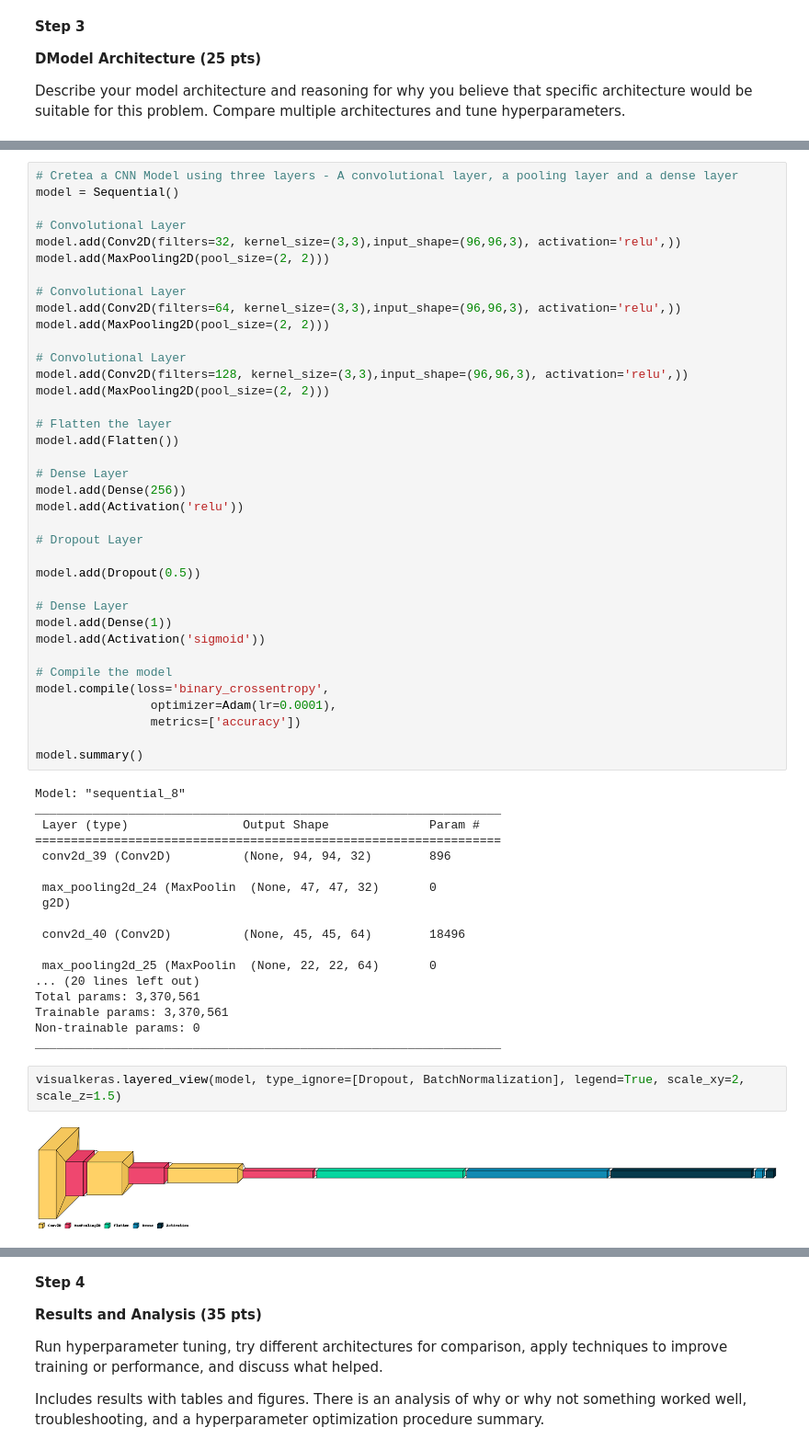
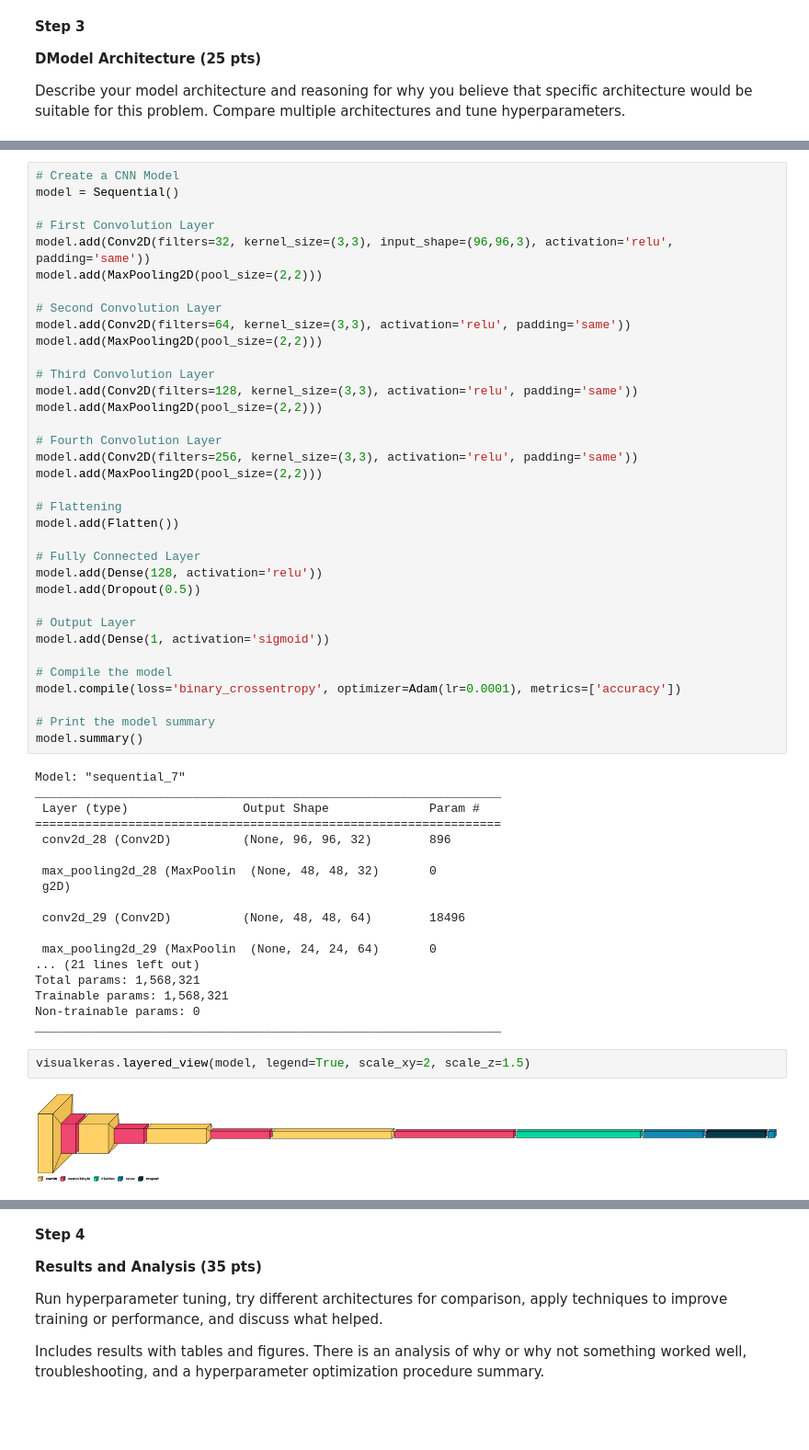
Before and after one commit to girikunche/5511-CNN-Cancer-Detection-Project, a Jupyter notebook: DTSA5511-CNN-Cancer-Detection.ipynb, the cells around one changed output, grey strips where cells are left out. Shown at 92% size. Saved outputs shown, nothing was run; the diff lists cells and outputs as text; blank space fills up the shorter version.

```diff
--- a/DTSA5511-CNN-Cancer-Detection.ipynb
+++ b/DTSA5511-CNN-Cancer-Detection.ipynb
@@ -105,61 +107,59 @@ import pydot
 import graphviz
 import visualkeras
 # %%
-# Cretea a CNN Model using three layers - A convolutional layer, a pooling layer and a dense layer
+# Create a CNN Model
 model = Sequential()
 
-# Convolutional Layer
-model.add(Conv2D(filters=32, kernel_size=(3,3),input_shape=(96,96,3), activation='relu',))
-model.add(MaxPooling2D(pool_size=(2, 2)))
+# First Convolution Layer
+model.add(Conv2D(filters=32, kernel_size=(3,3), input_shape=(96,96,3), activation='relu', padding='same'))
+model.add(MaxPooling2D(pool_size=(2,2)))
 
-# Convolutional Layer
-model.add(Conv2D(filters=64, kernel_size=(3,3),input_shape=(96,96,3), activation='relu',))
-model.add(MaxPooling2D(pool_size=(2, 2)))
+# Second Convolution Layer
+model.add(Conv2D(filters=64, kernel_size=(3,3), activation='relu', padding='same'))
+model.add(MaxPooling2D(pool_size=(2,2)))
 
-# Convolutional Layer
-model.add(Conv2D(filters=128, kernel_size=(3,3),input_shape=(96,96,3), activation='relu',))
-model.add(MaxPooling2D(pool_size=(2, 2)))
+# Third Convolution Layer
+model.add(Conv2D(filters=128, kernel_size=(3,3), activation='relu', padding='same'))
+model.add(MaxPooling2D(pool_size=(2,2)))
 
-# Flatten the layer
+# Fourth Convolution Layer
+model.add(Conv2D(filters=256, kernel_size=(3,3), activation='relu', padding='same'))
+model.add(MaxPooling2D(pool_size=(2,2)))
+
+# Flattening
 model.add(Flatten())
 
-# Dense Layer
-model.add(Dense(256))
-model.add(Activation('relu'))
-
-# Dropout Layer
-
+# Fully Connected Layer
+model.add(Dense(128, activation='relu'))
 model.add(Dropout(0.5))
 
-# Dense Layer
-model.add(Dense(1))
-model.add(Activation('sigmoid'))
+# Output Layer
+model.add(Dense(1, activation='sigmoid'))
 
 # Compile the model
-model.compile(loss='binary_crossentropy',
-                optimizer=Adam(lr=0.0001),
-                metrics=['accuracy'])
+model.compile(loss='binary_crossentropy', optimizer=Adam(lr=0.0001), metrics=['accuracy'])
 
+# Print the model summary
 model.summary()
 # %% [output]
-Model: "sequential_8"
+Model: "sequential_7"
 _________________________________________________________________
  Layer (type)                Output Shape              Param #
 =================================================================
- conv2d_39 (Conv2D)          (None, 94, 94, 32)        896
+ conv2d_28 (Conv2D)          (None, 96, 96, 32)        896
 
- max_pooling2d_24 (MaxPoolin  (None, 47, 47, 32)       0
+ max_pooling2d_28 (MaxPoolin  (None, 48, 48, 32)       0
  g2D)
 
- conv2d_40 (Conv2D)          (None, 45, 45, 64)        18496
+ conv2d_29 (Conv2D)          (None, 48, 48, 64)        18496
 
- max_pooling2d_25 (MaxPoolin  (None, 22, 22, 64)       0
-... (20 lines left out)
-Total params: 3,370,561
-Trainable params: 3,370,561
+ max_pooling2d_29 (MaxPoolin  (None, 24, 24, 64)       0
+... (21 lines left out)
+Total params: 1,568,321
+Trainable params: 1,568,321
 Non-trainable params: 0
 _________________________________________________________________
 # %%
-visualkeras.layered_view(model, type_ignore=[Dropout, BatchNormalization], legend=True, scale_xy=2, scale_z=1.5)
+visualkeras.layered_view(model, legend=True, scale_xy=2, scale_z=1.5)
 # %% [output]
-[figure, old version]
+[figure, new version]
```
Also changed, not shown: parts of 8 cells of this notebook.
